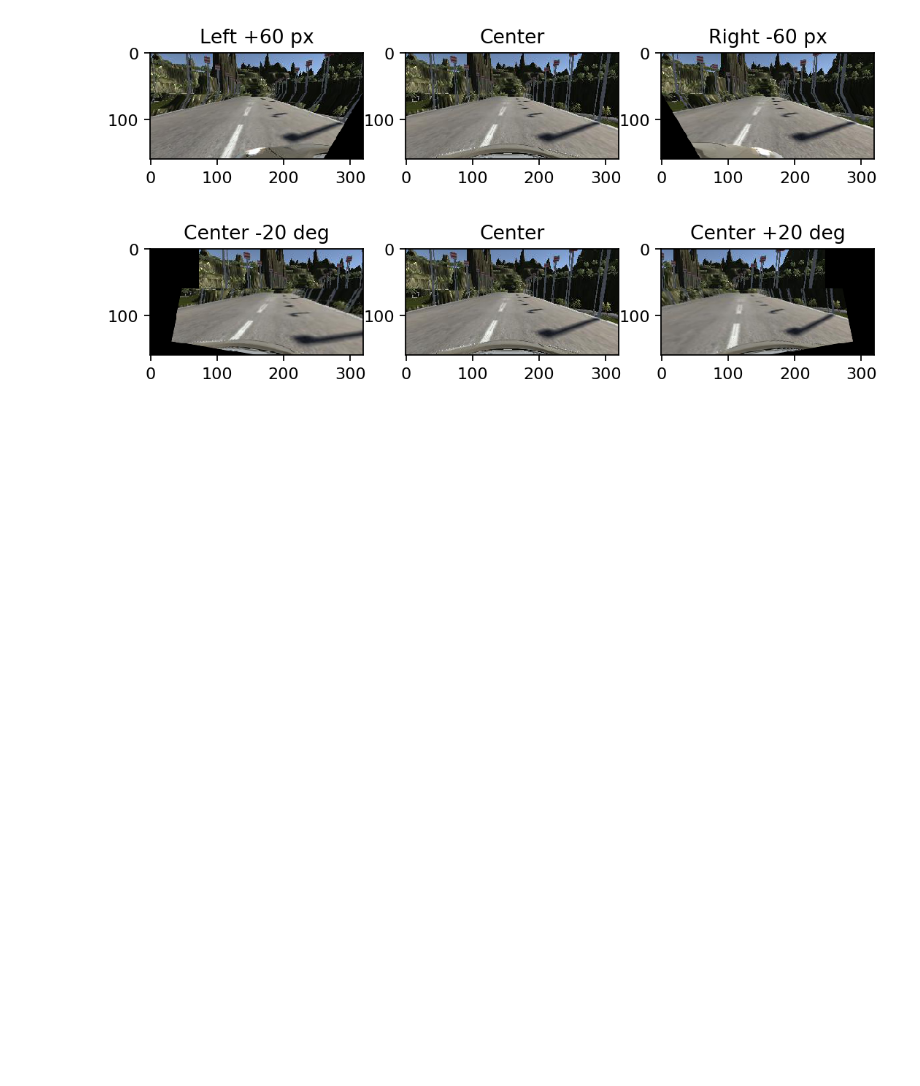
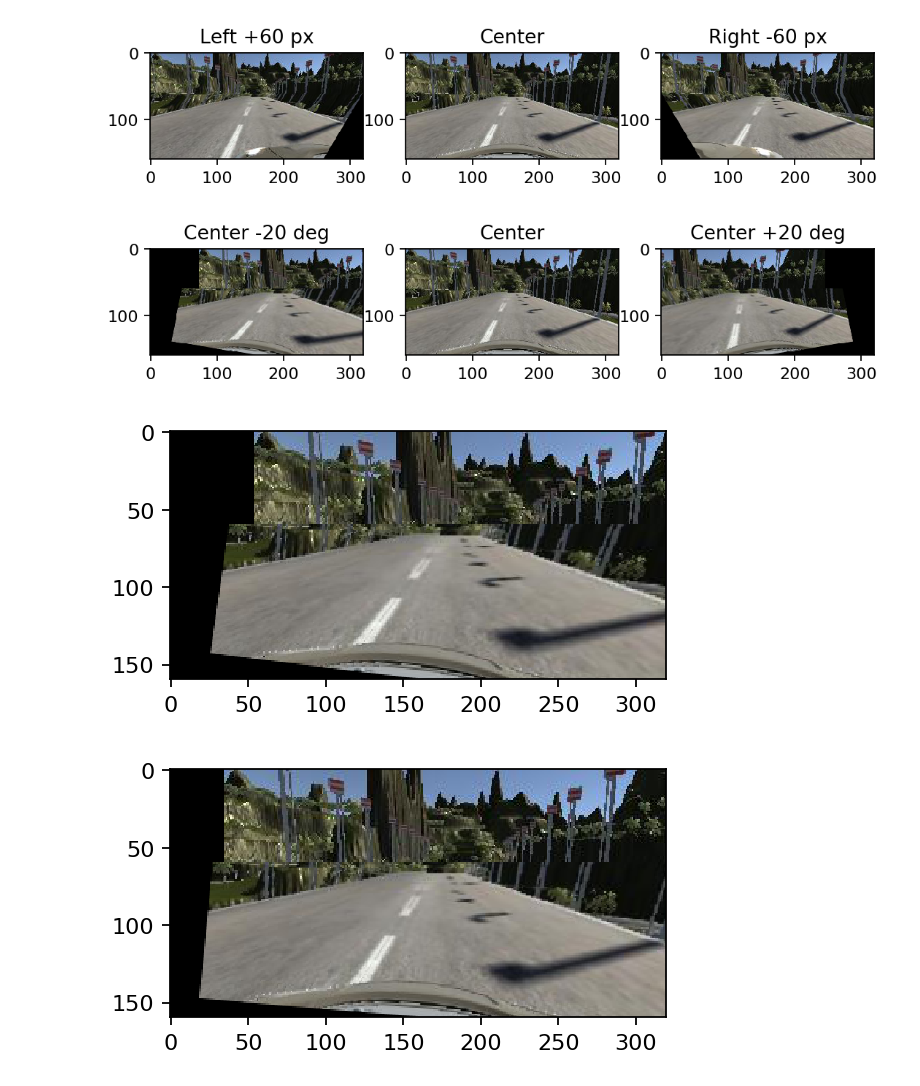
Before and after one commit to gloudemans/CarND-Behavioral-Cloning-P3, a Jupyter notebook: work.ipynb, the cells around one changed output. Drawn from its saved outputs; the diff is of its cells as text; code cells hidden in the pictures; blank space fills up the shorter version.

```diff
--- a/work.ipynb
+++ b/work.ipynb
@@ -184,30 +184,39 @@ def draw_sample_images(path, n):
     left = images[1]
     center = images[0]
     right = images[2]
 
     plt.figure(num=None, figsize=(8, 6), dpi=160, facecolor='w', edgecolor='k')
     plt.subplot('131'),plt.imshow(left  ),plt.title('Left')
     plt.subplot('132'),plt.imshow(center),plt.title('Center')
     plt.subplot('133'),plt.imshow(right ),plt.title('Right')
 
     leftc = transform_image(left, translation_distance=+60, rotation_angle=0)
     rightc = transform_image(right, translation_distance=-60, rotation_angle=0)
 
     plt.figure(num=None, figsize=(8, 6), dpi=160, facecolor='w', edgecolor='k')
     plt.subplot('131'),plt.imshow(leftc),plt.title('Left +60 px')
     plt.subplot('132'),plt.imshow(center),plt.title('Center')
     plt.subplot('133'),plt.imshow(rightc),plt.title('Right -60 px')
 
     centern = transform_image(center, translation_distance=0, rotation_angle=-20)
     centerp = transform_image(center, translation_distance=0, rotation_angle= 20)
 
     plt.figure(num=None, figsize=(8, 6), dpi=160, facecolor='w', edgecolor='k')
     plt.subplot('131'),plt.imshow(centern),plt.title('Center -20 deg')
     plt.subplot('132'),plt.imshow(center),plt.title('Center')
     plt.subplot('133'),plt.imshow(centerp),plt.title('Center +20 deg')
 
+    for t in range(-3,4):
+
+        imx=get_augmented_image(names, translation_distance=0, rotation_angle=5*t, camera_spacing=60)
+        plt.figure(num=None, figsize=(4, 3), dpi=160)
+        plt.imshow(imx)
+
+
 draw_sample_images('Track2', 1010)
 # %% [output]
 [figure]
 [figure]
 [figure]
+[figure, added]
+[figure, added]
```
Also changed, not shown: parts of 3 cells of this notebook, 1 other file.
